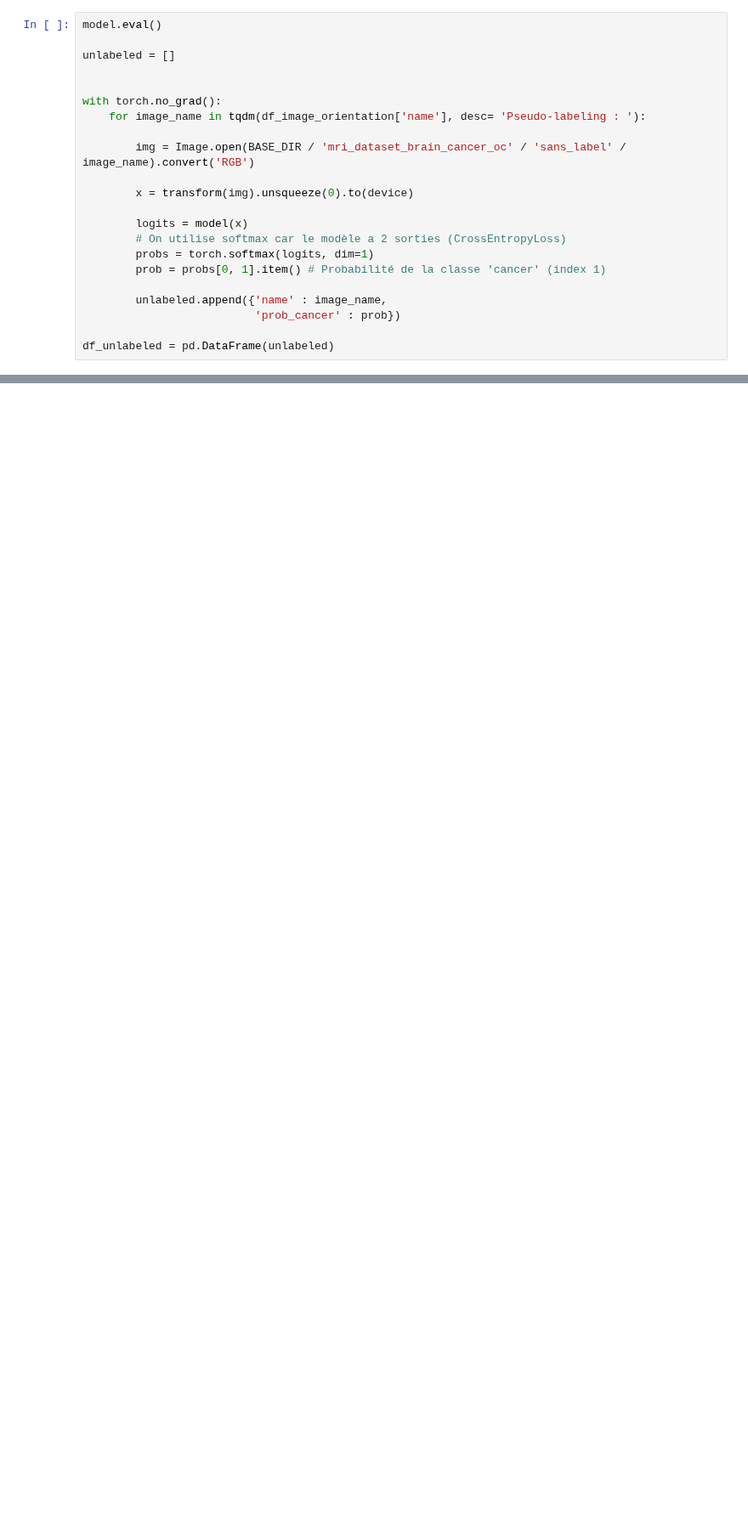
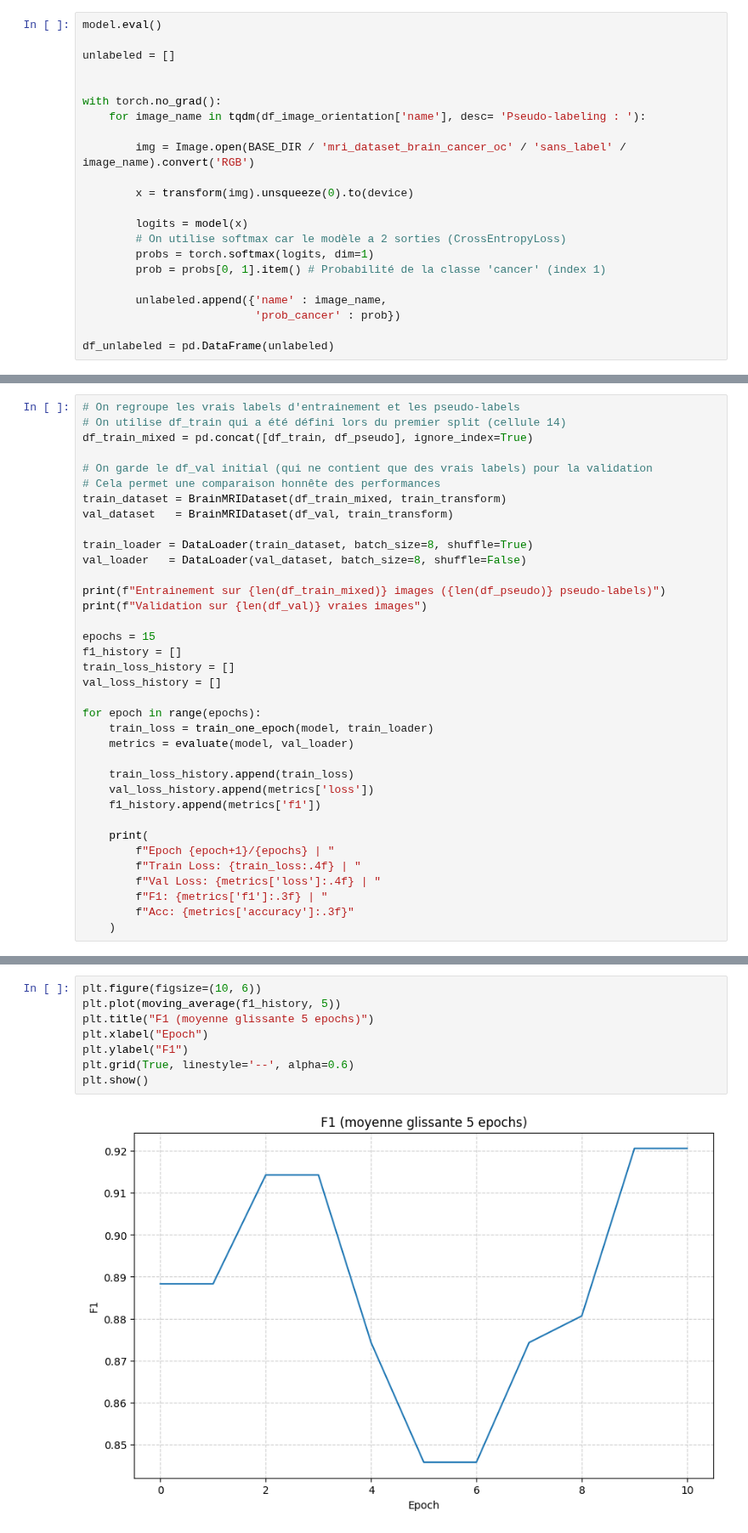
Before and after one commit to RandomFab/BRAINSCANAI, a Jupyter notebook: notebooks/Entrainement_semi_supervisé.ipynb, the cells around one changed output, grey strips where cells are left out. Shown at 85% size. Drawn from its saved outputs; the diff is of its cells as text; blank space fills up the shorter version.

```diff
--- a/notebooks/Entrainement_semi_supervisé.ipynb
+++ b/notebooks/Entrainement_semi_supervisé.ipynb
@@ -497,0 +517,36 @@ df_merged.shape
+# %%
+# On regroupe les vrais labels d'entrainement et les pseudo-labels
+# On utilise df_train qui a été défini lors du premier split (cellule 14)
+df_train_mixed = pd.concat([df_train, df_pseudo], ignore_index=True)
+
+# On garde le df_val initial (qui ne contient que des vrais labels) pour la validation
+# Cela permet une comparaison honnête des performances
+train_dataset = BrainMRIDataset(df_train_mixed, train_transform)
+val_dataset   = BrainMRIDataset(df_val, train_transform)
+
+train_loader = DataLoader(train_dataset, batch_size=8, shuffle=True)
+val_loader   = DataLoader(val_dataset, batch_size=8, shuffle=False)
+
+print(f"Entrainement sur {len(df_train_mixed)} images ({len(df_pseudo)} pseudo-labels)")
+print(f"Validation sur {len(df_val)} vraies images")
+
+epochs = 15
+f1_history = []
+train_loss_history = []
+val_loss_history = []
+
+for epoch in range(epochs):
+    train_loss = train_one_epoch(model, train_loader)
+    metrics = evaluate(model, val_loader)
+
+    train_loss_history.append(train_loss)
+    val_loss_history.append(metrics['loss'])
+    f1_history.append(metrics['f1'])
+
+    print(
+        f"Epoch {epoch+1}/{epochs} | "
+        f"Train Loss: {train_loss:.4f} | "
+        f"Val Loss: {metrics['loss']:.4f} | "
+        f"F1: {metrics['f1']:.3f} | "
+        f"Acc: {metrics['accuracy']:.3f}"
+    )
@@ -497,0 +583,10 @@ df_merged.shape
+# %%
+plt.figure(figsize=(10, 6))
+plt.plot(moving_average(f1_history, 5))
+plt.title("F1 (moyenne glissante 5 epochs)")
+plt.xlabel("Epoch")
+plt.ylabel("F1")
+plt.grid(True, linestyle='--', alpha=0.6)
+plt.show()
+# %% [output]
+[figure, added]
```
Also changed, not shown: parts of 17 cells of this notebook, 1 other file.
